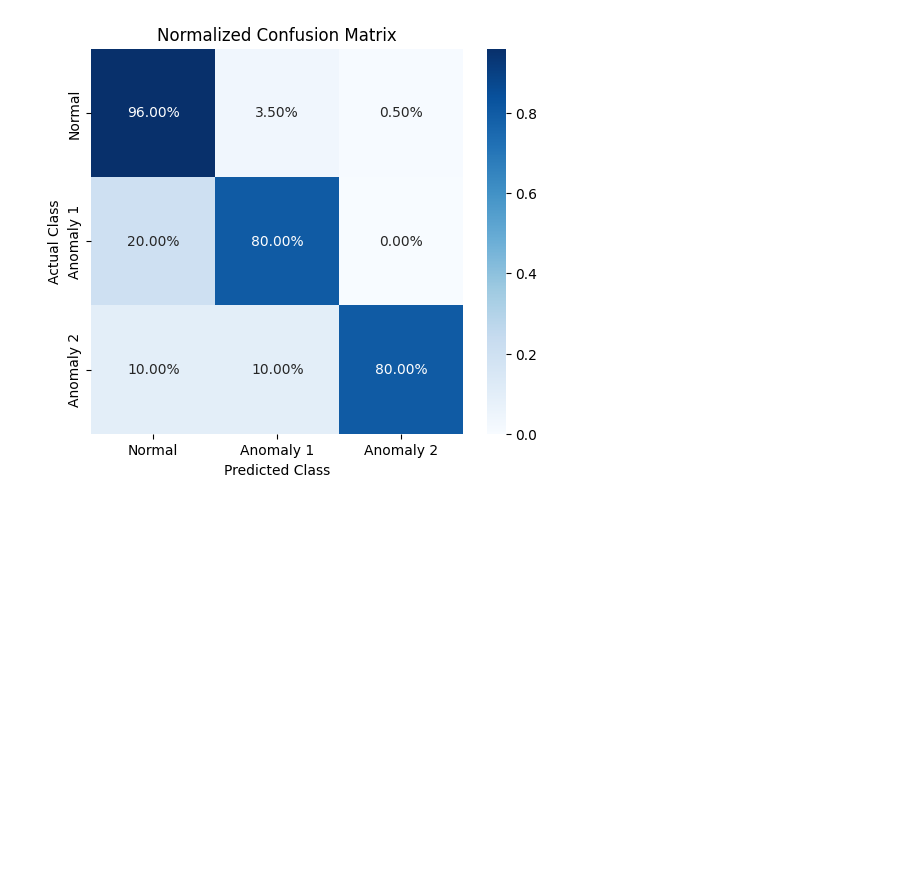
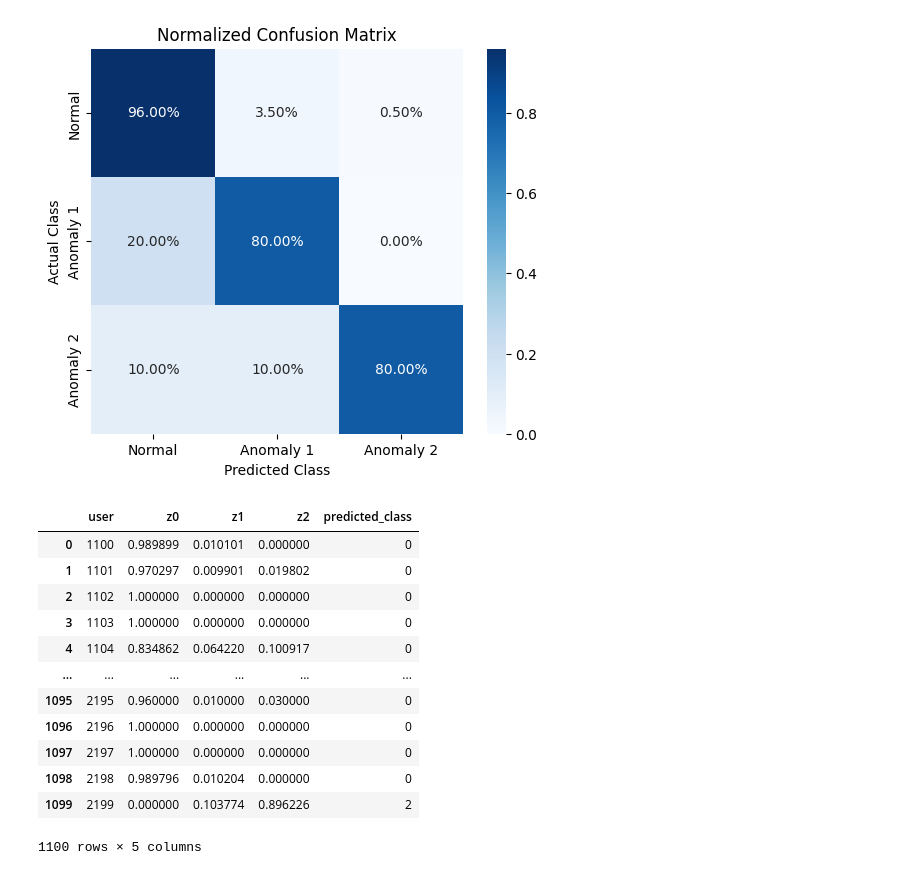
Before and after one commit to JET2001/cs421-project, a Jupyter notebook: milton/main.ipynb, the cells around one changed output. Drawn from its saved outputs; the diff is of its cells as text; code cells hidden in the pictures; blank space fills up the shorter version.

Commit message:
Predict second_batch_multi.npz

```diff
--- a/milton/main.ipynb
+++ b/milton/main.ipynb
@@ -178,3 +190,38 @@ plt.show()
  [  2   8   0]
  [  1   1   8]]
 [figure]
+# %%
+data_with_no_labels = np.load("second_batch_multi.npz")
+
+df_X = pd.DataFrame(data_with_no_labels["X"], columns=["user", "item", "rating"])
+
+df_unseen_features = engineer_features(df_X, top_features=top_features)
+
+y_pred_prob_unseen = pipeline.predict_proba(df_unseen_features.drop(columns=['user']))
+
+y_pred_class_unseen = pipeline.predict(df_unseen_features.drop(columns=['user']))
+
+# Create a DataFrame to hold user IDs and their corresponding anomaly scores
+df_anomaly_scores = pd.DataFrame({
+    'user': df_unseen_features['user'],  # User IDs from unseen data
+    'z0': y_pred_prob_unseen[:, 0],  # Probability for Normal class
+    'z1': y_pred_prob_unseen[:, 1],  # Probability for Anomaly 1
+    'z2': y_pred_prob_unseen[:, 2],   # Probability for Anomaly 2
+    'predicted_class': y_pred_class_unseen   # Predicted class (0, 1, or 2)
+})
+
+df_anomaly_scores
+# %% [output]
+|  | user | z0 | z1 | z2 | predicted_class |
+| 0 | 1100 | 0.989899 | 0.010101 | 0.000000 | 0 |
+| 1 | 1101 | 0.970297 | 0.009901 | 0.019802 | 0 |
+| 2 | 1102 | 1.000000 | 0.000000 | 0.000000 | 0 |
+| 3 | 1103 | 1.000000 | 0.000000 | 0.000000 | 0 |
+| 4 | 1104 | 0.834862 | 0.064220 | 0.100917 | 0 |
+| ... | ... | ... | ... | ... | ... |
+| 1095 | 2195 | 0.960000 | 0.010000 | 0.030000 | 0 |
+| 1096 | 2196 | 1.000000 | 0.000000 | 0.000000 | 0 |
+| 1097 | 2197 | 1.000000 | 0.000000 | 0.000000 | 0 |
+| 1098 | 2198 | 0.989796 | 0.010204 | 0.000000 | 0 |
+| 1099 | 2199 | 0.000000 | 0.103774 | 0.896226 | 2 |
+1100 rows × 5 columns
```
Also changed, not shown: parts of 3 cells of this notebook, 1 other file.
